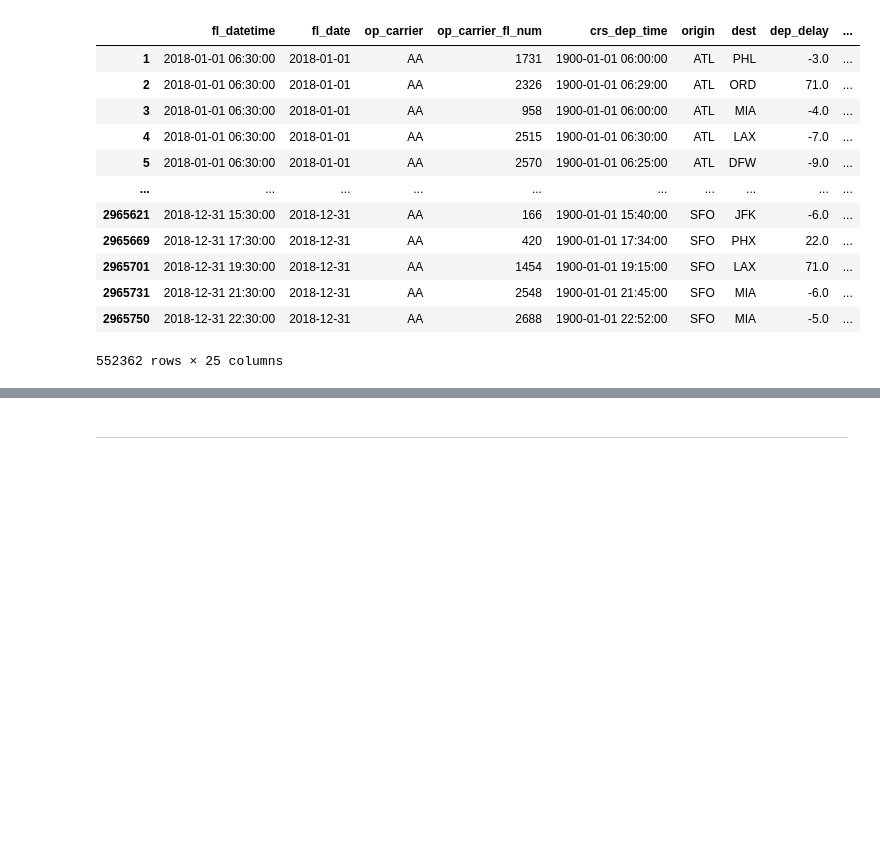
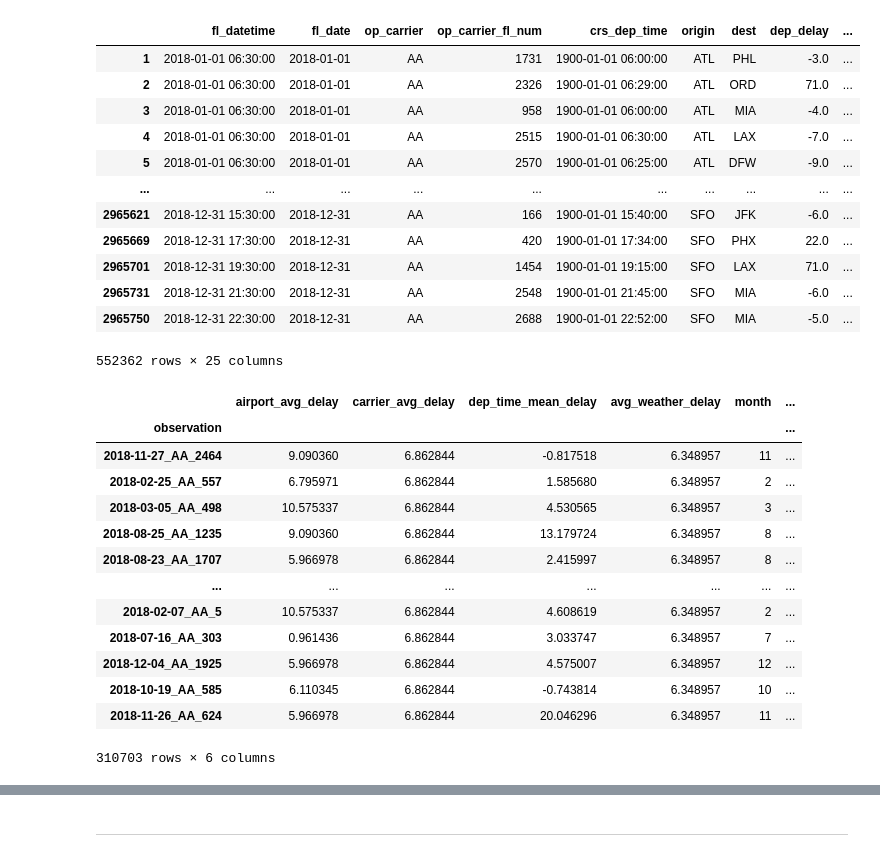
Before and after one commit to guedanie/flight_delay_predictor, a Jupyter notebook: weather_exploration.ipynb, the cells around one changed output, grey strips where cells are left out. Saved outputs shown, nothing was run; the diff lists cells and outputs as text; code cells hidden in the pictures; blank space fills up the shorter version.

```diff
--- a/weather_exploration.ipynb
+++ b/weather_exploration.ipynb
@@ -460,6 +460,23 @@ X_validate = validate.drop(columns=target_variable)
 y_validate = validate[target_variable]
 X_test = test.drop(columns=target_variable)
 y_test = test[target_variable]
+# %%
+X_train
+# %% [output]
+|  | airport_avg_delay | carrier_avg_delay | dep_time_mean_delay | avg_weather_delay | month | ... |
+| observation |  |  |  |  |  | ... |
+| 2018-11-27_AA_2464 | 9.090360 | 6.862844 | -0.817518 | 6.348957 | 11 | ... |
+| 2018-02-25_AA_557 | 6.795971 | 6.862844 | 1.585680 | 6.348957 | 2 | ... |
+| 2018-03-05_AA_498 | 10.575337 | 6.862844 | 4.530565 | 6.348957 | 3 | ... |
+| 2018-08-25_AA_1235 | 9.090360 | 6.862844 | 13.179724 | 6.348957 | 8 | ... |
+| 2018-08-23_AA_1707 | 5.966978 | 6.862844 | 2.415997 | 6.348957 | 8 | ... |
+| ... | ... | ... | ... | ... | ... | ... |
+| 2018-02-07_AA_5 | 10.575337 | 6.862844 | 4.608619 | 6.348957 | 2 | ... |
+| 2018-07-16_AA_303 | 0.961436 | 6.862844 | 3.033747 | 6.348957 | 7 | ... |
+| 2018-12-04_AA_1925 | 5.966978 | 6.862844 | 4.575007 | 6.348957 | 12 | ... |
+| 2018-10-19_AA_585 | 6.110345 | 6.862844 | -0.743814 | 6.348957 | 10 | ... |
+| 2018-11-26_AA_624 | 5.966978 | 6.862844 | 20.046296 | 6.348957 | 11 | ... |
+310703 rows × 6 columns
 # %%
 scaler, train_scaled, validate_scaled, test_scaled = preprocessing.min_max_scaler(X_train, X_validate, X_test)
 # %%
```
Also changed, not shown: parts of 8 cells of this notebook.
